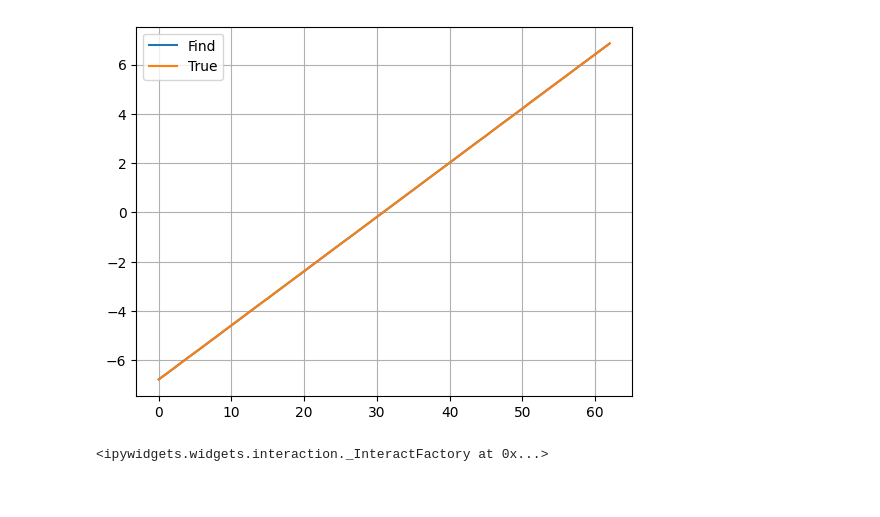
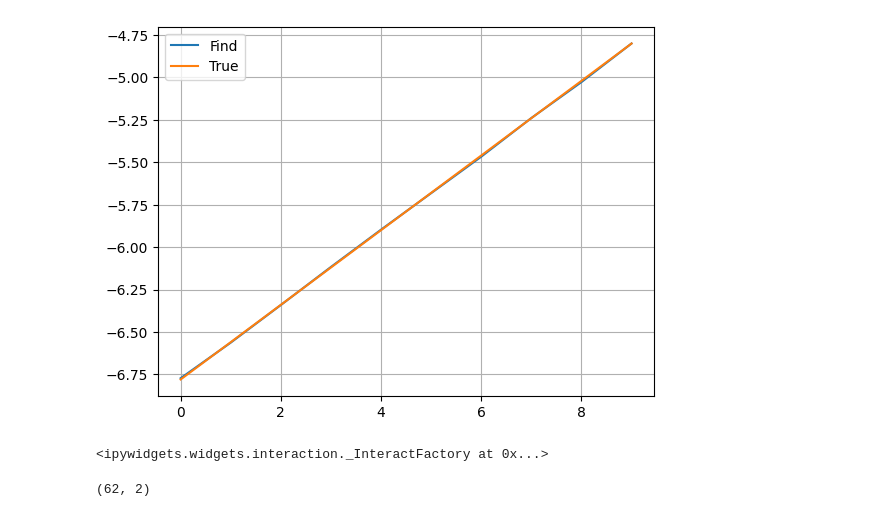
Before and after one commit to Cyber1derer/BallDetector, a Jupyter notebook: analysis/KalmanFilterBall.ipynb, the cells around one changed output. Saved outputs shown, nothing was run; the diff lists cells and outputs as text; code cells hidden in the pictures.

```diff
--- a/analysis/KalmanFilterBall.ipynb
+++ b/analysis/KalmanFilterBall.ipynb
@@ -25,9 +26,9 @@ def paint(TrueCord = FindCord, FindCord = BlenderCord63):
     plt.legend()
     plt.show()
 # %%
-w = interact(paint(BlenderCord63[:,0], FindCord[:,0]) )
+w = interact(paint(BlenderCord63[:10,0], FindCord[:10,0]) )
 # %% [output]
-[figure, old version]
+[figure, new version]
 # %%
 # %% [output]
 <ipywidgets.widgets.interaction._InteractFactory at 0x...>
@@ -33,0 +81,5 @@ w = interact(paint(BlenderCord63[:,0], FindCord[:,0]) )
+# %%
+filtered_coords2 = np.array(filtered_coords)
+print (filtered_coords2.shape)
+# %% [output]
+(62, 2)
```
Also changed, not shown: parts of 9 cells of this notebook, 1 other file.
